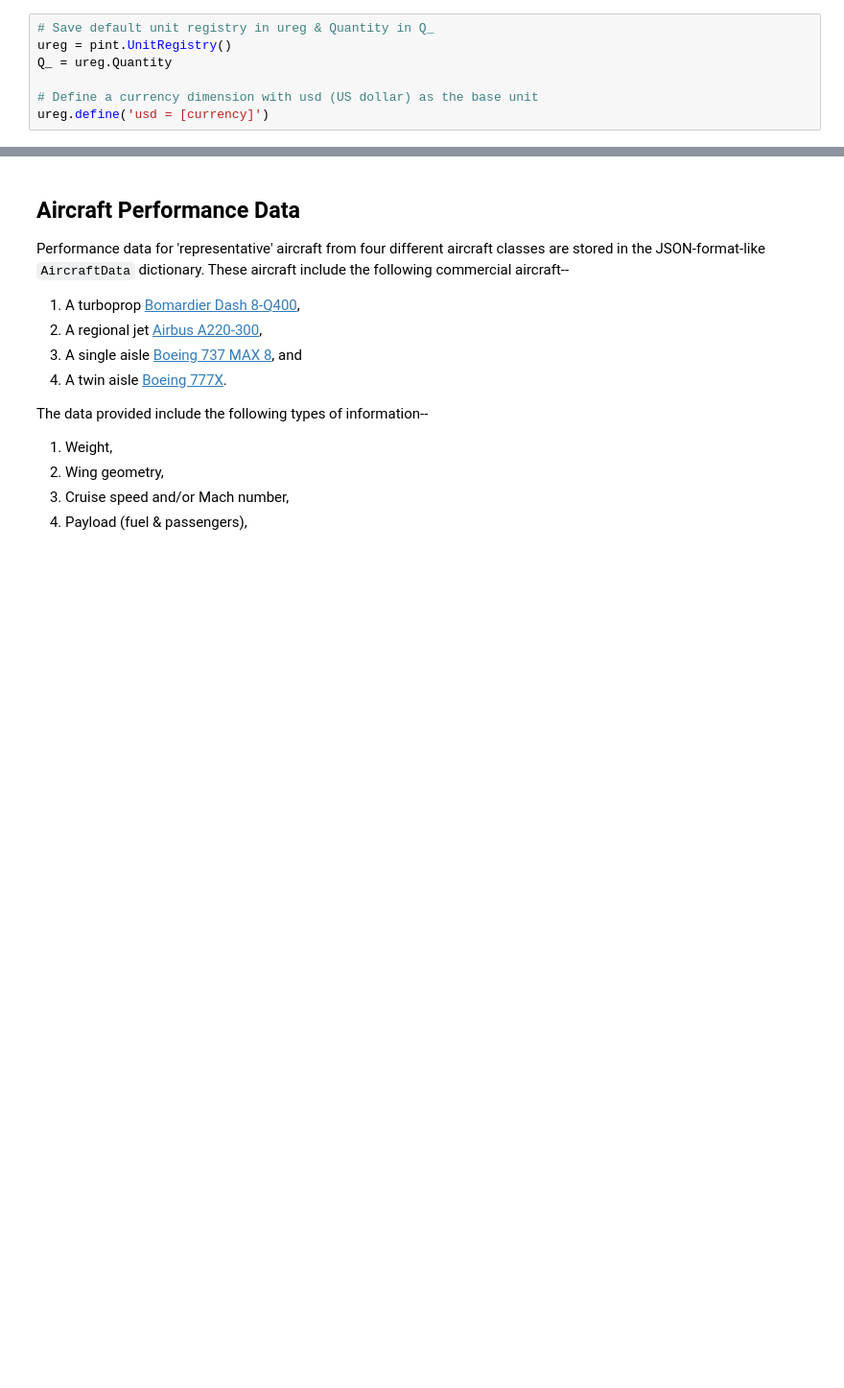
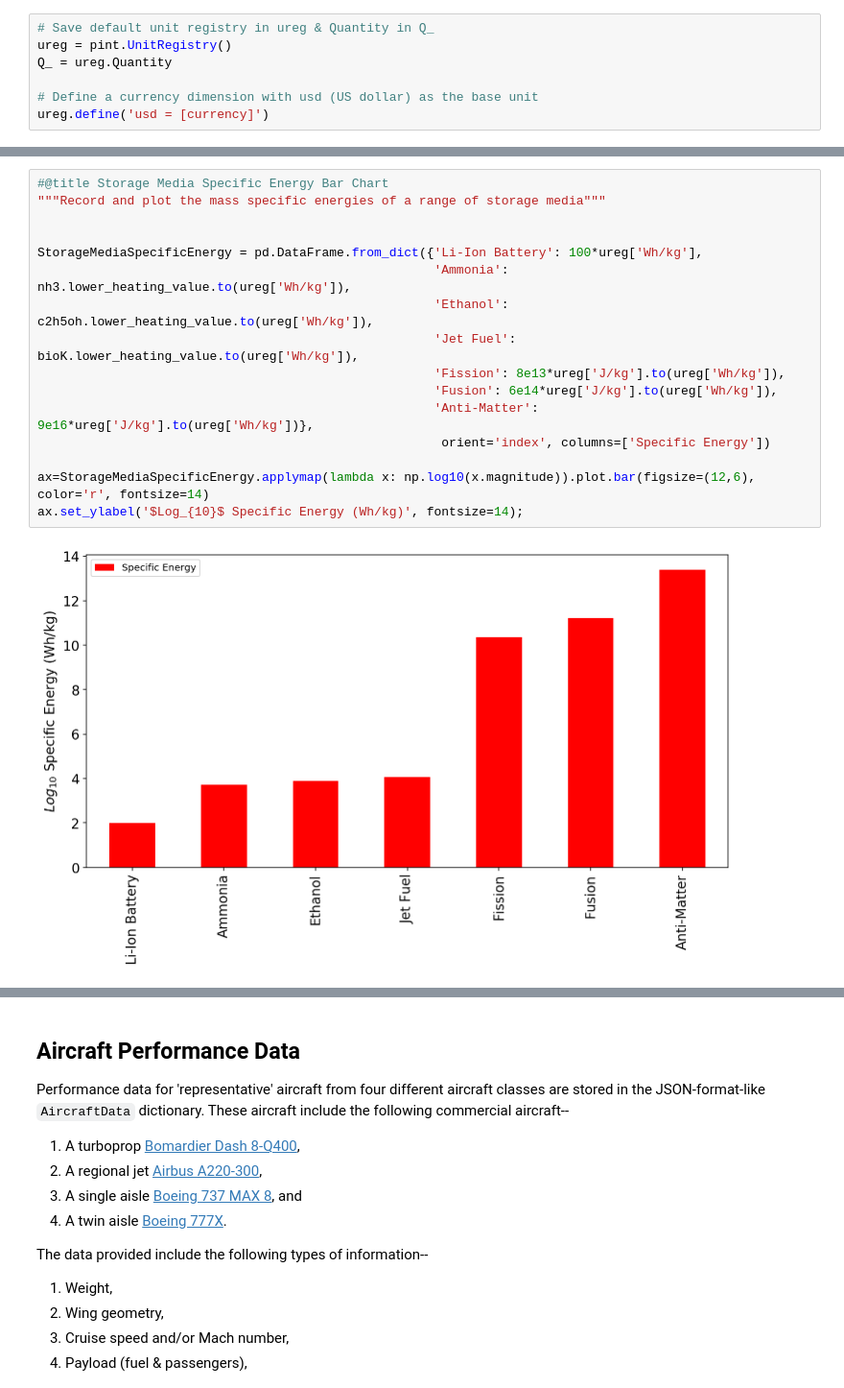
Before and after one commit to davetew/Zero-Carbon-Aviation, a Jupyter notebook: Zero_Carbon_Aviation_Colab.ipynb, the cells around one changed output, grey strips where cells are left out. Shown at 96% size. Saved outputs shown, nothing was run; the diff lists cells and outputs as text; blank space fills up the shorter version.

```diff
--- a/Zero_Carbon_Aviation_Colab.ipynb
+++ b/Zero_Carbon_Aviation_Colab.ipynb
@@ -219 +248,19 @@ class Hydrogen(Fuel):
+# %%
+#@title Storage Media Specific Energy Bar Chart
+"""Record and plot the mass specific energies of a range of storage media"""
+
+
+StorageMediaSpecificEnergy = pd.DataFrame.from_dict({'Li-Ion Battery': 100*ureg['Wh/kg'],
+                                                     'Ammonia': nh3.lower_heating_value.to(ureg['Wh/kg']),
+                                                     'Ethanol': c2h5oh.lower_heating_value.to(ureg['Wh/kg']),
+                                                     'Jet Fuel': bioK.lower_heating_value.to(ureg['Wh/kg']),
+                                                     'Fission': 8e13*ureg['J/kg'].to(ureg['Wh/kg']),
+                                                     'Fusion': 6e14*ureg['J/kg'].to(ureg['Wh/kg']),
+                                                     'Anti-Matter': 9e16*ureg['J/kg'].to(ureg['Wh/kg'])},
+                                                      orient='index', columns=['Specific Energy'])
+
+ax=StorageMediaSpecificEnergy.applymap(lambda x: np.log10(x.magnitude)).plot.bar(figsize=(12,6), color='r', fontsize=14)
+ax.set_ylabel('$Log_{10}$ Specific Energy (Wh/kg)', fontsize=14);
+# %% [output]
+[figure, added]
 # %%
```
Also changed, not shown: parts of 11 cells of this notebook.
